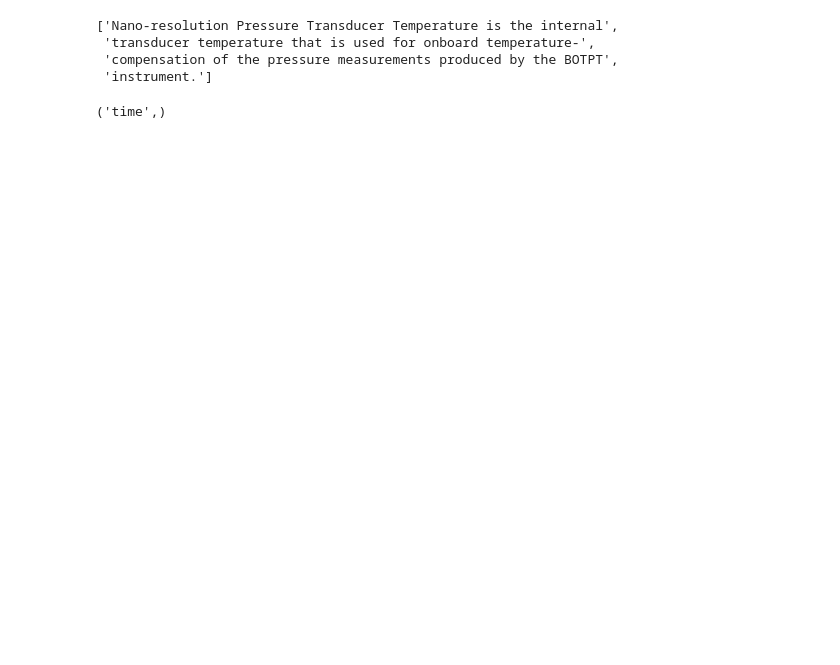
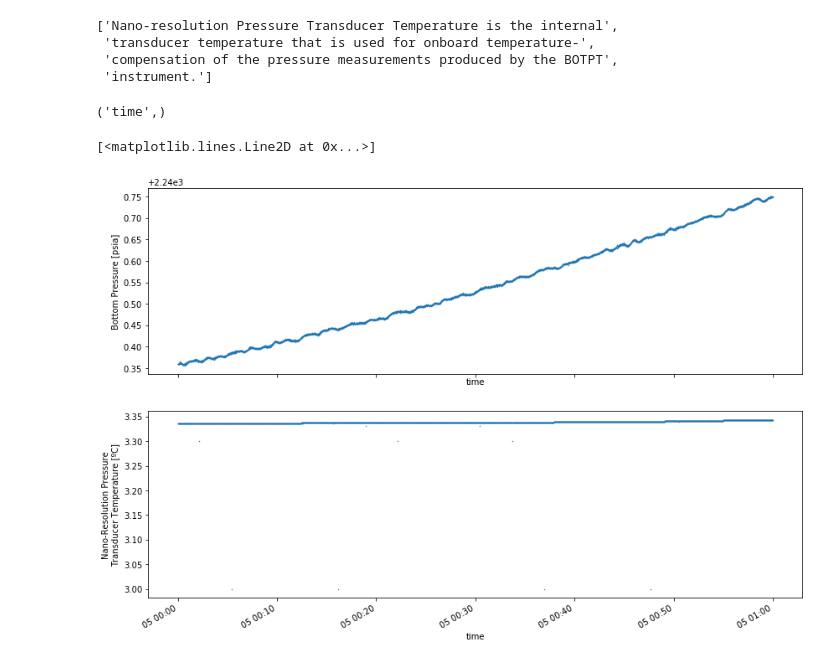
Before and after one commit to ooicloud/ooi-opendata, a Jupyter notebook: notebooks/botpt.ipynb, the cells around one changed output. Drawn from its saved outputs; the diff is of its cells as text; code cells hidden in the pictures; blank space fills up the shorter version.

```diff
--- a/notebooks/botpt.ipynb
+++ b/notebooks/botpt.ipynb
@@ -122,3 +157,11 @@ textwrap.wrap(ds['press_trans_temp'].comment)
 ds['bottom_pressure'].dims
 # %% [output]
 ('time',)
+# %%
+import matplotlib.pyplot as plt
+fig, (ax1,ax2) = plt.subplots(2,1, sharex=True, figsize=(14,9))
+ds['bottom_pressure'].plot(ax=ax1,linestyle='None',marker='.',markersize=1)
+ds['press_trans_temp'].plot(ax=ax2,linestyle='None',marker='.',markersize=1)
+# %% [output]
+[<matplotlib.lines.Line2D at 0x...>]
+[figure, added]
```
Also changed, not shown: parts of 14 cells of this notebook.
